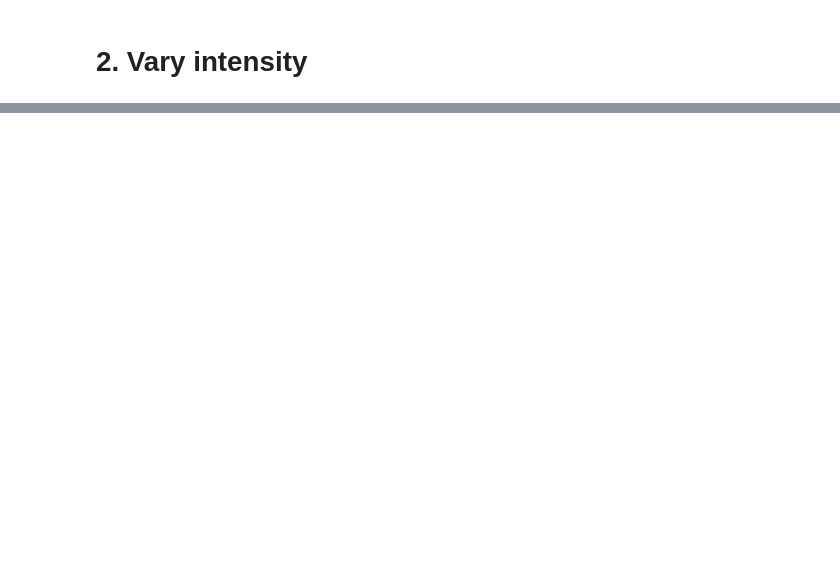
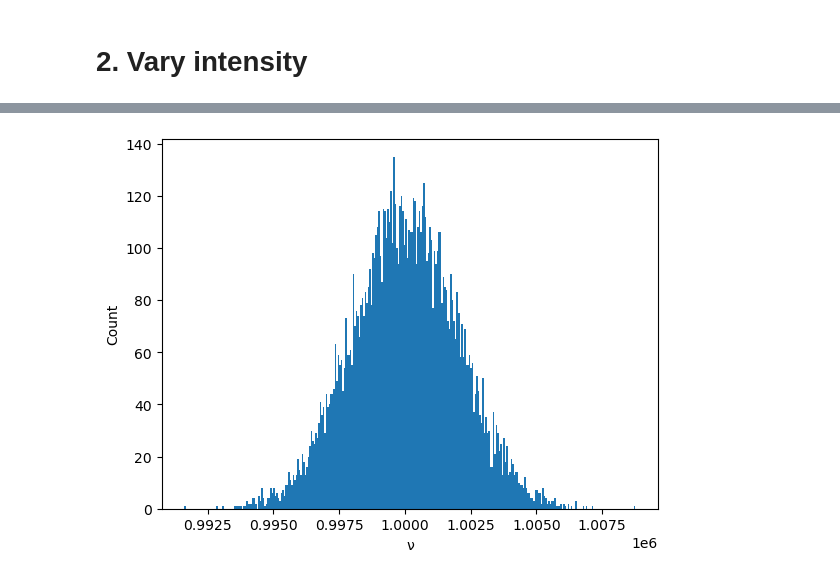
Before and after one commit to SQRLab/IonSim, a Jupyter notebook: single_qubit_rotations/single_qubit_noise_sim.ipynb, the cells around one changed output, grey strips where cells are left out. Cells and saved outputs as stored; diff of their text form; code cells hidden in the pictures; blank space fills up the shorter version.

```diff
--- a/single_qubit_rotations/single_qubit_noise_sim.ipynb
+++ b/single_qubit_rotations/single_qubit_noise_sim.ipynb
@@ -217,0 +323,11 @@ plt.display(fig)
+# %%
+N_ν  = Normal(TRAP_FREQUENCY, σν)
+ν_dist = rand(N_ν, N_SAMPLES)
+
+fig = plt.figure()
+plt.hist(ν_dist, bins=300)
+plt.xlabel("ν")
+plt.ylabel("Count")
+plt.display(fig)
+# %% [output]
+[figure, added]
```
Also changed, not shown: parts of 28 cells of this notebook.
